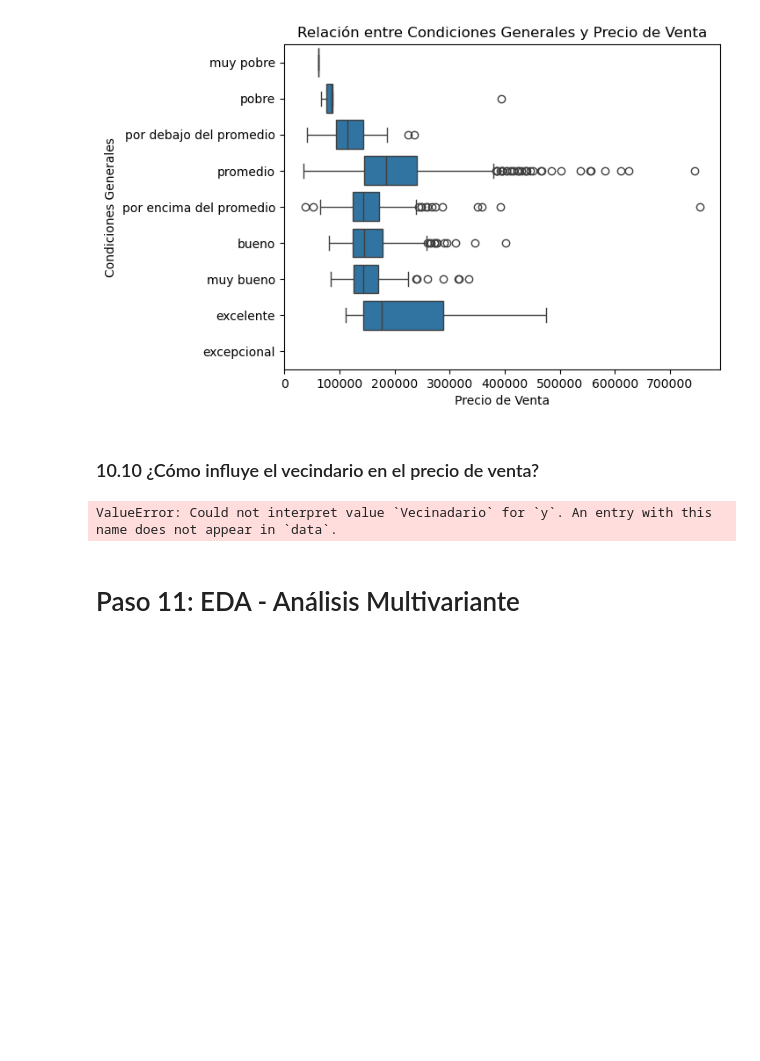
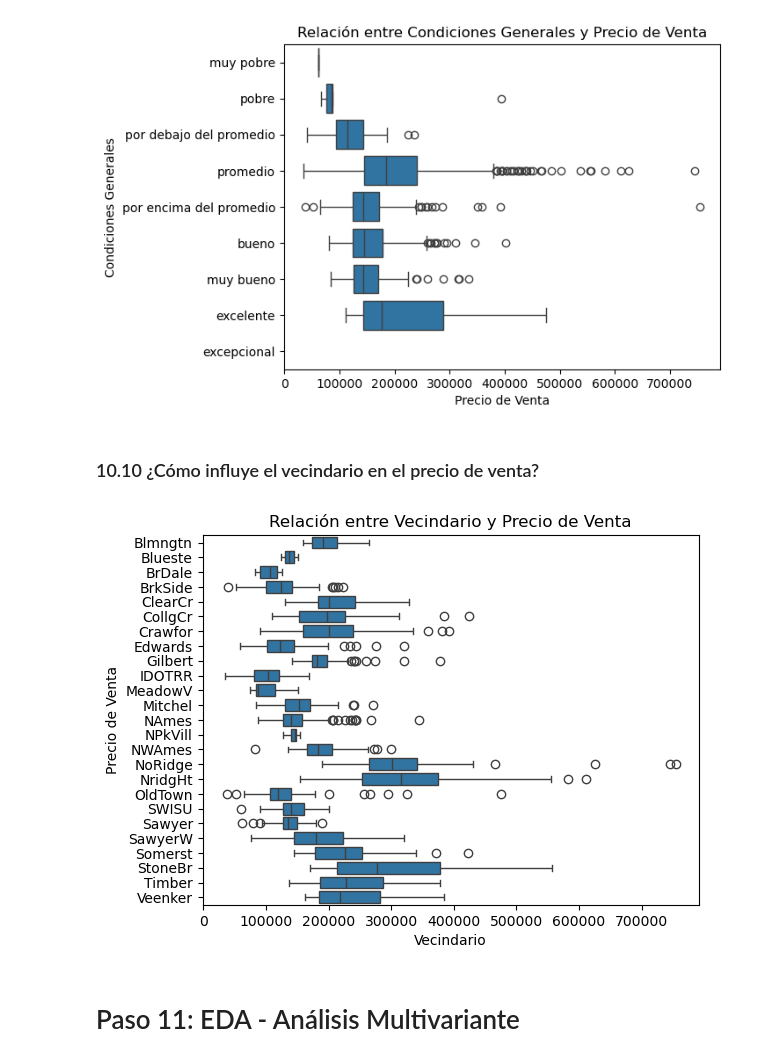
Before and after one commit to BlueAutomata/EDA_House_sales, a Jupyter notebook: Taller_EDA_house_sales.ipynb, the cells around one changed output. Cells and saved outputs as stored; diff of their text form; code cells hidden in the pictures; blank space fills up the shorter version.

```diff
--- a/Taller_EDA_house_sales.ipynb
+++ b/Taller_EDA_house_sales.ipynb
@@ -925,13 +947,13 @@ plt.show()
 # %% [markdown]
 ### 10.10 ¿Cómo influye el vecindario en el precio de venta?
 # %%
-sns.boxplot(data = data, y = 'Vecinadario', x = 'Precio_de_Venta')
+sns.boxplot(data = data, y = 'Vecindario', x = 'Precio_de_Venta')
 plt.title('Relación entre Vecindario y Precio de Venta')
-plt.xlabel('Vecinadario')
+plt.xlabel('Vecindario')
 plt.ylabel('Precio de Venta')
 plt.show()
 # %% [output]
-ValueError: Could not interpret value `Vecinadario` for `y`. An entry with this name does not appear in `data`.
+[figure, added]
 # %% [markdown]
 # Paso 11: EDA - Análisis Multivariante
 # %% [markdown]
```
Also changed, not shown: parts of 14 cells of this notebook.
